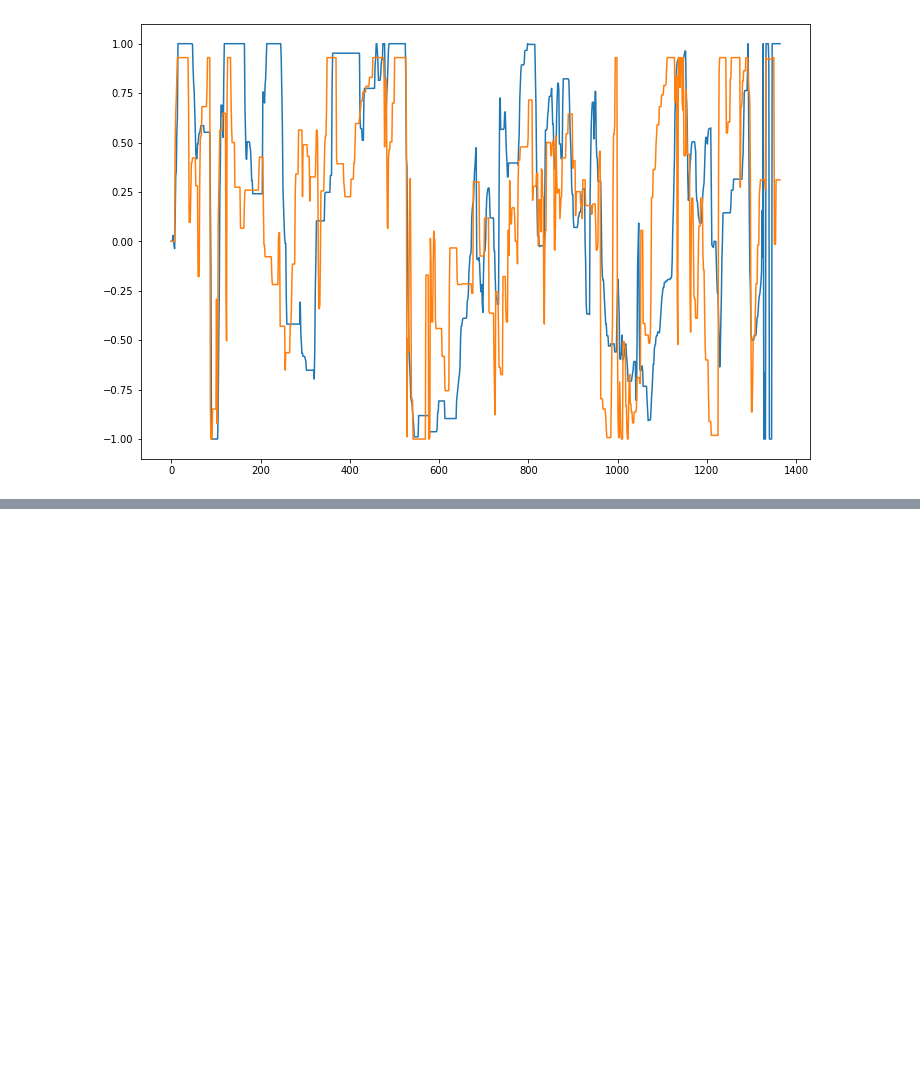
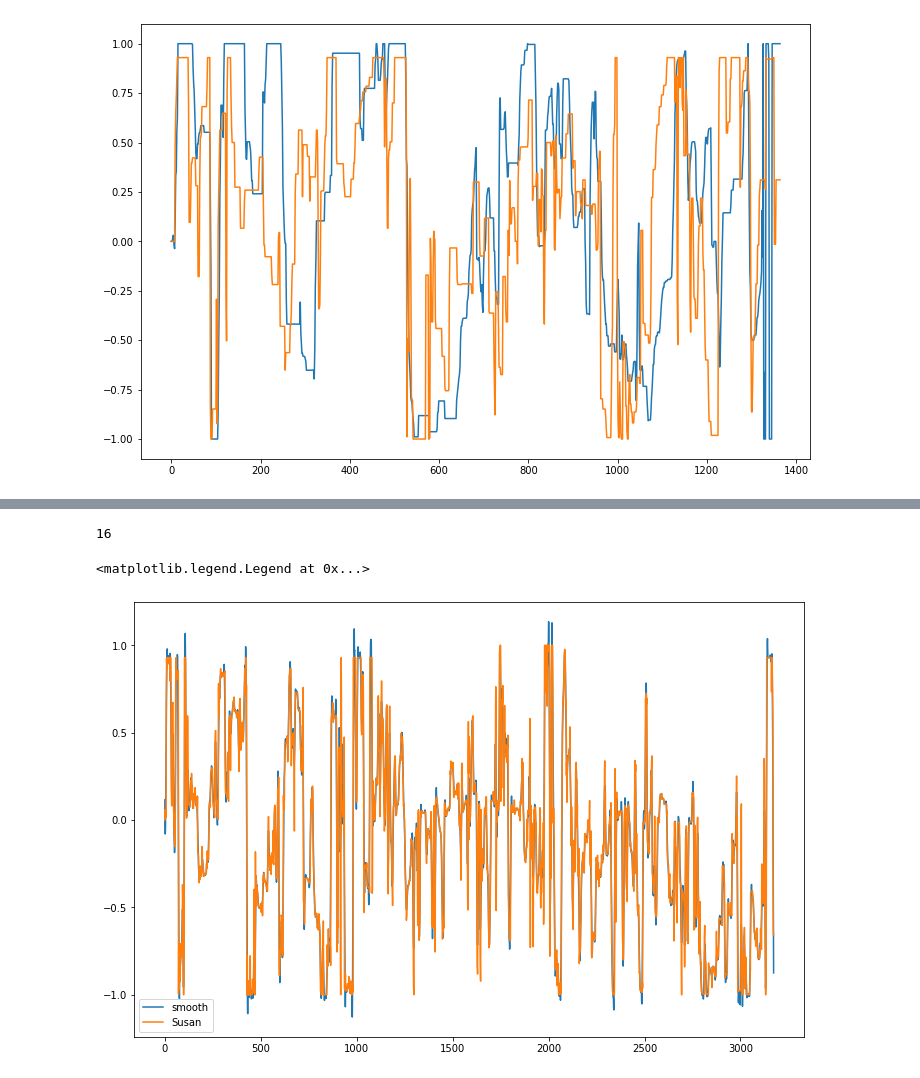
Before and after one commit to ChildBrainLab/LCBDtools, a Jupyter notebook: scripts/Beh/ATVcorrelations.ipynb, the cells around one changed output, grey strips where cells are left out. Saved outputs shown, nothing was run; the diff lists cells and outputs as text; code cells hidden in the pictures; blank space fills up the shorter version.

```diff
--- a/scripts/Beh/ATVcorrelations.ipynb
+++ b/scripts/Beh/ATVcorrelations.ipynb
@@ -449,3 +449,10 @@ ax.xaxis.set_label_position('top')
 #     [str(col) for col in iccs[0].columns],
 #     rotation=45,
 #     horizontalalignment='right')
+# %%
+total_len = 0
+
+for episode in episodes:
+    total_len += list(set([len(ts.signal) for ts in d_dataset[episode]]))[0]
+
+print("Ideal concatenated length:", total_len, "samples.")
@@ -461,0 +479,10 @@ for episode in episodes:
+# %%
+# only get those who have all 3 episodes
+
+c_dataset = {
+    sub: c_dataset[sub] for sub in c_dataset.keys() if len(c_dataset[sub]) == total_len}
+# %%
+# appears to be all of them here. great
+len(c_dataset)
+# %% [output]
+16
@@ -461,0 +498,13 @@ for episode in episodes:
+# %%
+y_filtered = savgol_filter(
+    c_dataset['Susan'],
+    window_length=13,
+    polyorder=3
+)
+# %%
+plt.plot(y_filtered, label='smooth')
+plt.plot(c_dataset['Susan'], label='Susan')
+plt.legend()
+# %% [output]
+<matplotlib.legend.Legend at 0x...>
+[figure, added]
```
Also changed, not shown: parts of 8 cells of this notebook, 4 other files.
